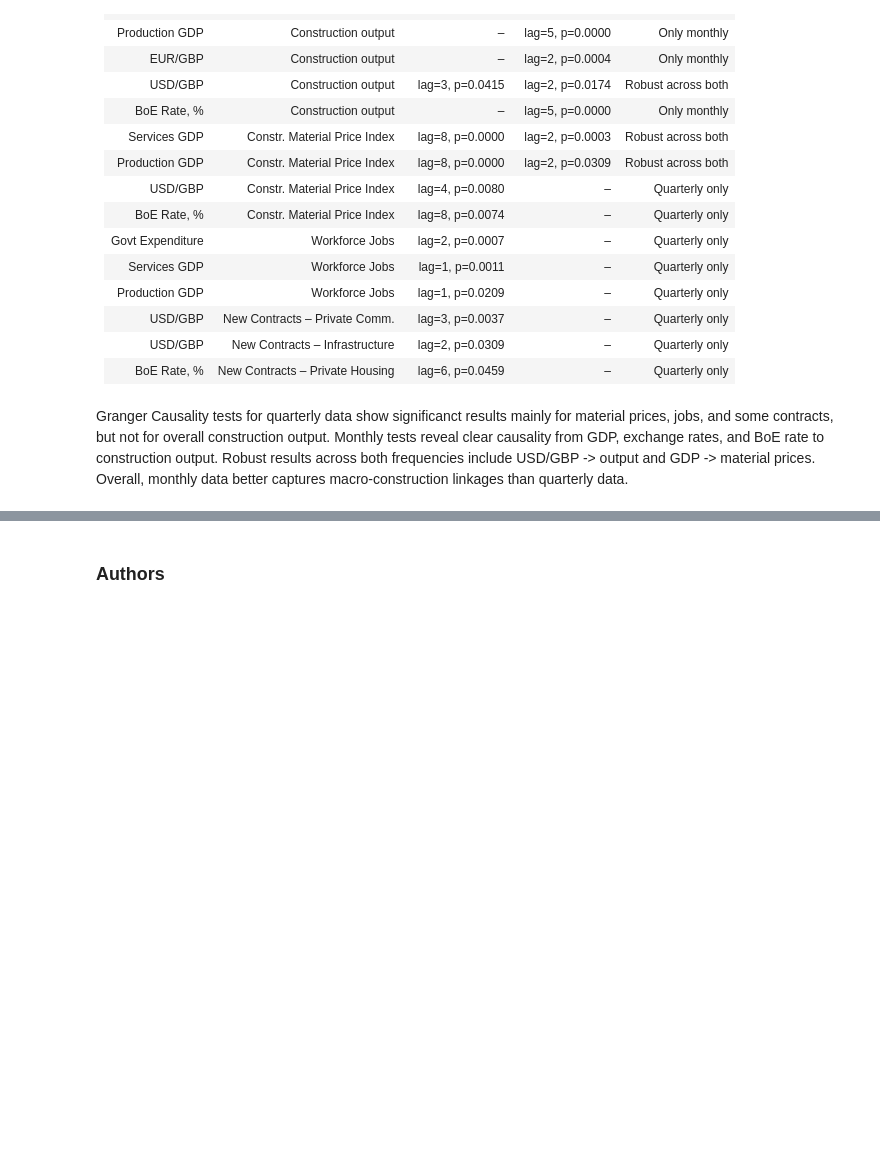
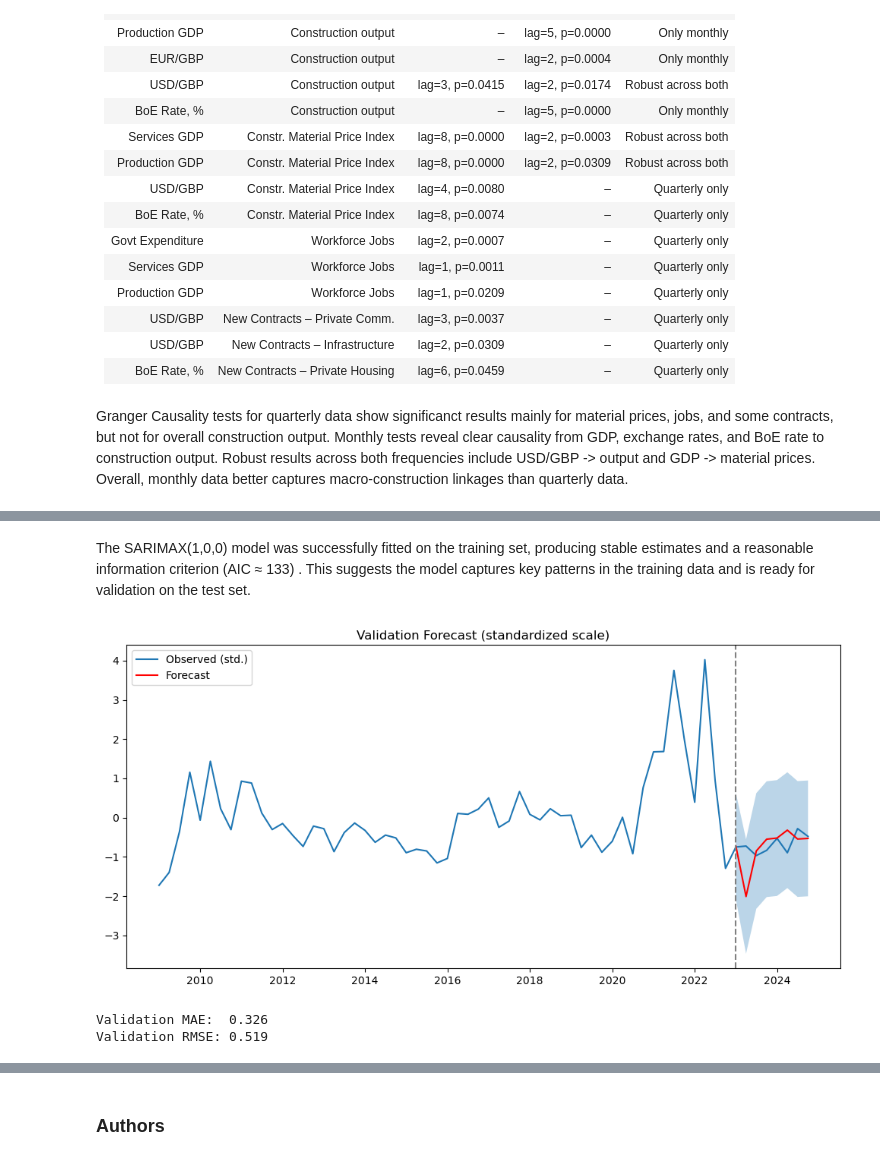
Before and after one commit to Alisa-Makhonina/Macroeconomic_indicators_vs_Construction_indicators, a Jupyter notebook: 5_Modeling.ipynb, the cells around one changed output, grey strips where cells are left out. Saved outputs shown, nothing was run; the diff lists cells and outputs as text; code cells hidden in the pictures; blank space fills up the shorter version.

Commit message:
ARIMAX started

```diff
--- a/5_Modeling.ipynb
+++ b/5_Modeling.ipynb
@@ -888,0 +1067,3 @@ Granger Causality tests for quarterly data show significanct results mainly for
+# %%
+df_arimax = df_q_diff.copy().drop(columns=['Employment rate_i2'])
+df_arimax.columns
@@ -888,0 +1198,11 @@ Granger Causality tests for quarterly data show significanct results mainly for
+# %%
+# 8. Fitting on training
+model = SARIMAX(
+    train_y, exog=train_X, order=(1,0,0),
+    trend='n',
+    enforce_stationarity=False,
+    enforce_invertibility=False,
+    concentrate_scale=True
+)
+res = model.fit(method='lbfgs', maxiter=2000, disp=False)
+print(res.summary())
@@ -888,0 +1227,52 @@ Granger Causality tests for quarterly data show significanct results mainly for
+# %% [markdown]
+The SARIMAX(1,0,0) model was successfully fitted on the training set, producing stable estimates and a reasonable information criterion (AIC ≈ 133)
+. This suggests the model captures key patterns in the training data and is ready for validation on the test set.
+# %%
+# 9. Validation forecast (plotting)
+
+pred = res.get_forecast(steps=h, exog=test_X)
+pred_mean = pred.predicted_mean  # Series
+pred_ci = pred.conf_int()  # 2 columns (lower/upper)
+
+# Creating Series for y
+y_series      = y.iloc[:, 0]
+train_y_series= train_y.iloc[:, 0]
+test_y_series = test_y.iloc[:, 0]
+
+# Convertation PeriodIndex -> DatetimeIndex
+y_idx_all   = to_dt(y_series.index)
+train_idx   = to_dt(train_y_series.index)
+test_idx    = to_dt(test_y_series.index)
+pred_idx    = to_dt(pred_mean.index)
+
+
+plt.figure(figsize=(10,5))
+# observed
+plt.plot(y_idx_all, y_series.values, label='Observed (std.)')
+# forecast
+plt.plot(pred_idx, pred_mean.values, label='Forecast', color='red')
+# intervals
+lower = pred_ci.iloc[:, 0].to_numpy()
+upper = pred_ci.iloc[:, 1].to_numpy()
+plt.fill_between(pred_idx, lower, upper, alpha=0.3)
+
+# vertical line at test start
+plt.axvline(test_idx[0], linestyle='--', color='grey')
+
+plt.legend()
+plt.title("Validation Forecast (standardized scale)")
+plt.tight_layout()
+plt.show()
+# %% [output]
+[figure, added]
+# %%
+# 10. Accuracy metrics
+
+mae = mean_absolute_error(test_y, pred_mean)
+rmse = np.sqrt(mean_squared_error(test_y, pred_mean))
+
+print(f"Validation MAE:  {mae:.3f}")
+print(f"Validation RMSE: {rmse:.3f}")
+# %% [output]
+Validation MAE:  0.326
+Validation RMSE: 0.519
```
Also changed, not shown: parts of 54 cells of this notebook.
